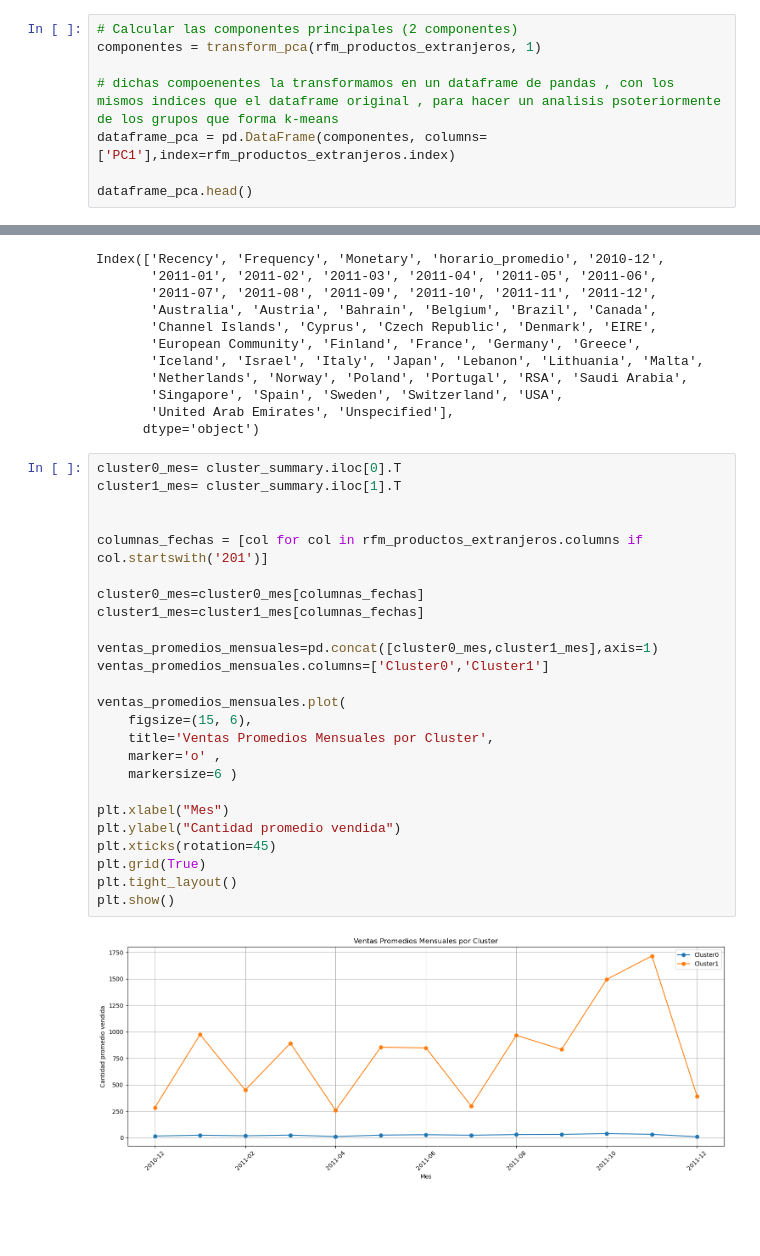
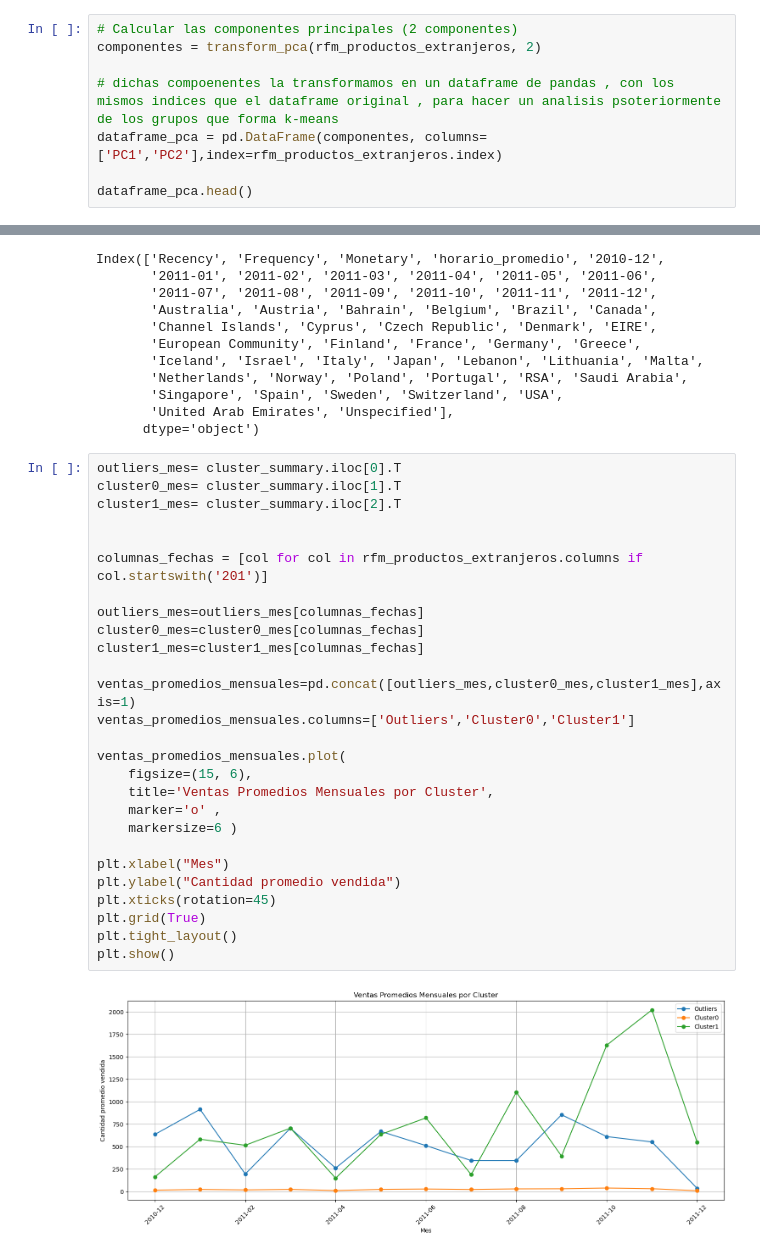
Before and after one commit to agustin-mercado456/ecommerce-analytic, a Jupyter notebook: notebooks/DBSCAN/productos/dbscan_productos_extranjeros.ipynb, the cells around one changed output, grey strips where cells are left out. Saved outputs shown, nothing was run; the diff lists cells and outputs as text; blank space fills up the shorter version.

```diff
--- a/notebooks/DBSCAN/productos/dbscan_productos_extranjeros.ipynb
+++ b/notebooks/DBSCAN/productos/dbscan_productos_extranjeros.ipynb
@@ -149,10 +162,10 @@ plt.show()
 [figure]
 # %%
 # Calcular las componentes principales (2 componentes)
-componentes = transform_pca(rfm_productos_extranjeros, 1)
+componentes = transform_pca(rfm_productos_extranjeros, 2)
 
 # dichas compoenentes la transformamos en un dataframe de pandas , con los mismos indices que el dataframe original , para hacer un analisis psoteriormente de los grupos que forma k-means
-dataframe_pca = pd.DataFrame(componentes, columns=['PC1'],index=rfm_productos_extranjeros.index)
+dataframe_pca = pd.DataFrame(componentes, columns=['PC1','PC2'],index=rfm_productos_extranjeros.index)
 
 dataframe_pca.head()
 # %% [output]
@@ -298,29 +318,31 @@ Index(['Recency', 'Frequency', 'Monetary', 'horario_promedio', '2010-12',
        'United Arab Emirates', 'Unspecified'],
       dtype='object')
 # %%
-cluster0_mes= cluster_summary.iloc[0].T
-cluster1_mes= cluster_summary.iloc[1].T
+outliers_mes= cluster_summary.iloc[0].T
+cluster0_mes= cluster_summary.iloc[1].T
+cluster1_mes= cluster_summary.iloc[2].T
 
 
 columnas_fechas = [col for col in rfm_productos_extranjeros.columns if col.startswith('201')]
 
+outliers_mes=outliers_mes[columnas_fechas]
 cluster0_mes=cluster0_mes[columnas_fechas]
 cluster1_mes=cluster1_mes[columnas_fechas]
 
-ventas_promedios_mensuales=pd.concat([cluster0_mes,cluster1_mes],axis=1)
-ventas_promedios_mensuales.columns=['Cluster0','Cluster1']
+ventas_promedios_mensuales=pd.concat([outliers_mes,cluster0_mes,cluster1_mes],axis=1)
+ventas_promedios_mensuales.columns=['Outliers','Cluster0','Cluster1']
 
 ventas_promedios_mensuales.plot(
     figsize=(15, 6),
     title='Ventas Promedios Mensuales por Cluster',
     marker='o' ,
     markersize=6 )
 
 plt.xlabel("Mes")
 plt.ylabel("Cantidad promedio vendida")
 plt.xticks(rotation=45)
 plt.grid(True)
 plt.tight_layout()
 plt.show()
 # %% [output]
-[figure, old version]
+[figure, new version]
```
Also changed, not shown: parts of 14 cells of this notebook, 15 other files.
